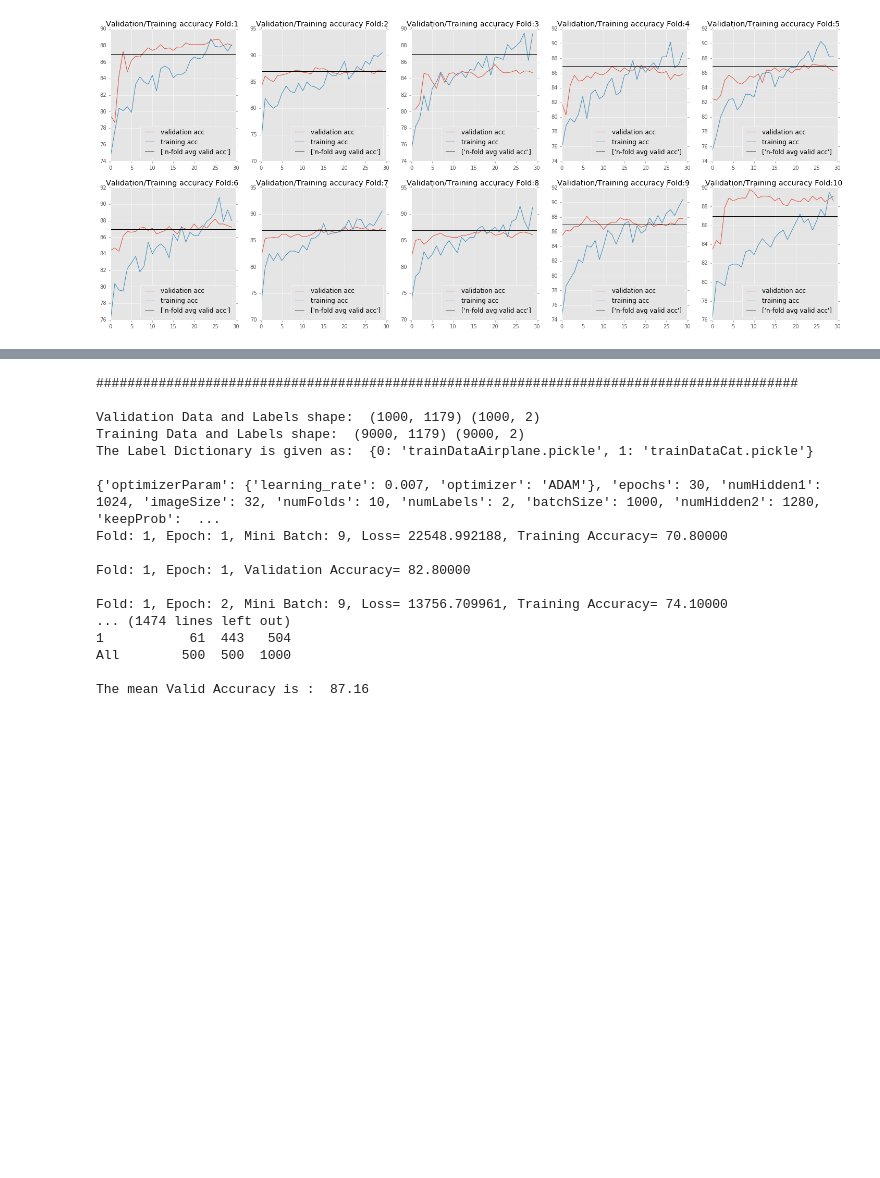
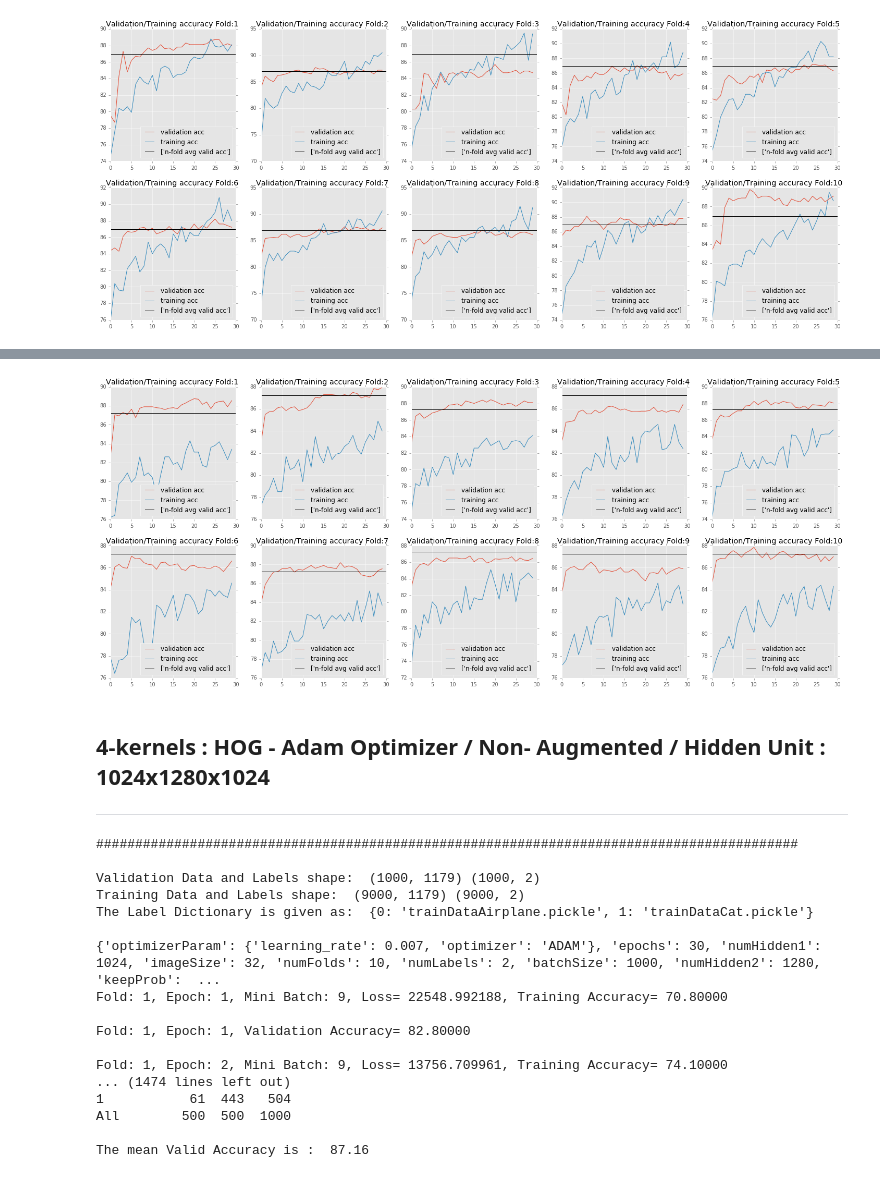
Before and after one commit to Sardhendu/CIFAR10-Object-Recognition, a Jupyter notebook: Model-Sardhendu/NeuralNet-HOG.ipynb, the cells around one changed output, grey strips where cells are left out. Drawn from its saved outputs; the diff is of its cells as text; code cells hidden in the pictures; blank space fills up the shorter version.

```diff
--- a/Model-Sardhendu/NeuralNet-HOG.ipynb
+++ b/Model-Sardhendu/NeuralNet-HOG.ipynb
@@ -410,0 +479,30 @@ vizualize(vaccPerEpochPerFold, taccPerEpochPerFold, meanValidAcc=meanValidAcc, r
+# %%
+featureDIR = HOGp4batchAug_dir
+params = dict(imageSize = 32,
+              numLabels = 2,
+
+              # Network params
+              numHidden1 = 1024,
+              numHidden2 = 1280,
+              numHidden3 = 1280,
+
+              # Batch Variables
+              numFolds = 10,
+              epochs = 30,
+              batchSize = 1000,
+
+              # Optimization Params
+              keepProb = dict(hid1=0.75, hid2=0.5, hid3=0.5),
+              optimizerParam = dict(optimizer='ADAM', learning_rate=0.003)
+             )
+
+# optimizer = tf.train.AdamOptimizer(learning_rate=0.008).minimize(lossCE)
+
+(out, meanValidAcc, lossPerEpochPerFold, taccPerEpochPerFold, vaccPerEpochPerFold) = SessionExec(featureDIR, params).execute()
+
+print ('The mean Valid Accuracy is : ', meanValidAcc)
+
+
+# To'dos:
+# 1. Have to lower the weight
+# 2. Have to use L1 norm with dropout
@@ -411 +527,10 @@ vizualize(vaccPerEpochPerFold, taccPerEpochPerFold, meanValidAcc=meanValidAcc, r
+# %%
+rows = 2
+columns = 5
+vizualize(vaccPerEpochPerFold, taccPerEpochPerFold, meanValidAcc=meanValidAcc, rows=rows, columns=columns, figsize=(5*columns, 5*rows))
+# %% [output]
+[figure, added]
+# %% [markdown]
+## 4-kernels : HOG - Adam Optimizer / Non- Augmented / Hidden Unit : 1024x1280x1024
+------
 # %%
```
Also changed, not shown: parts of 13 cells of this notebook.
